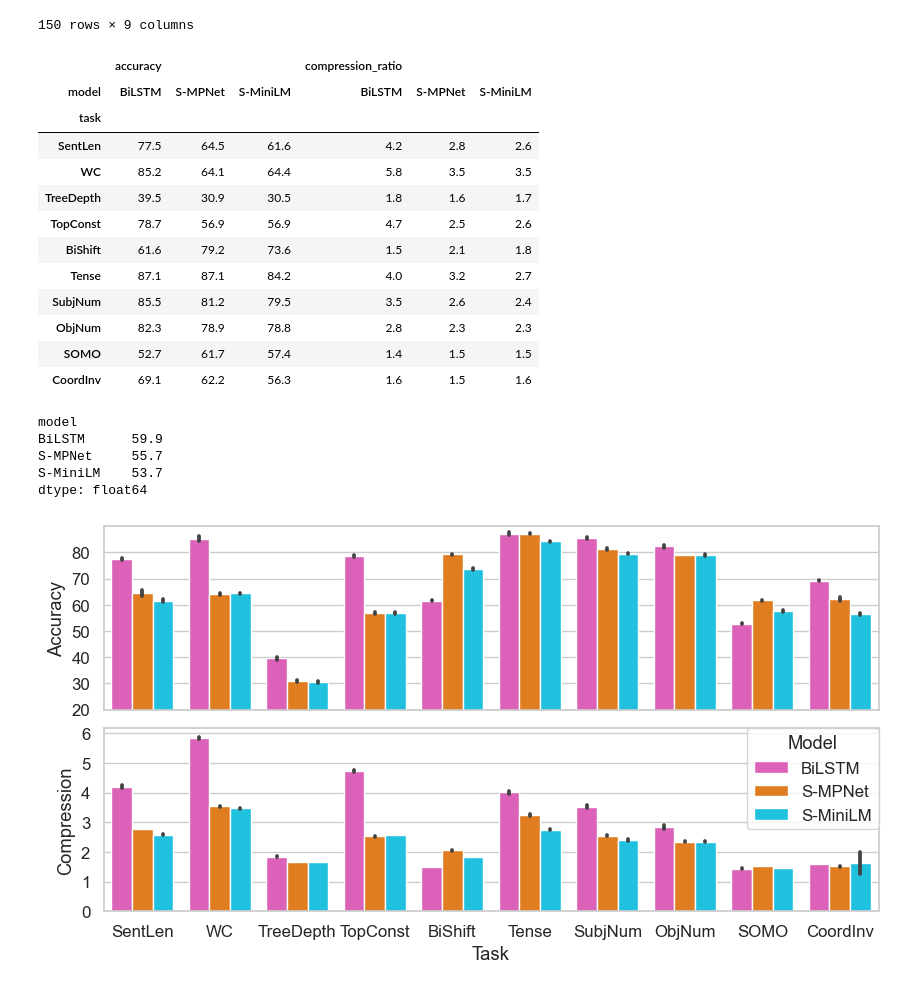
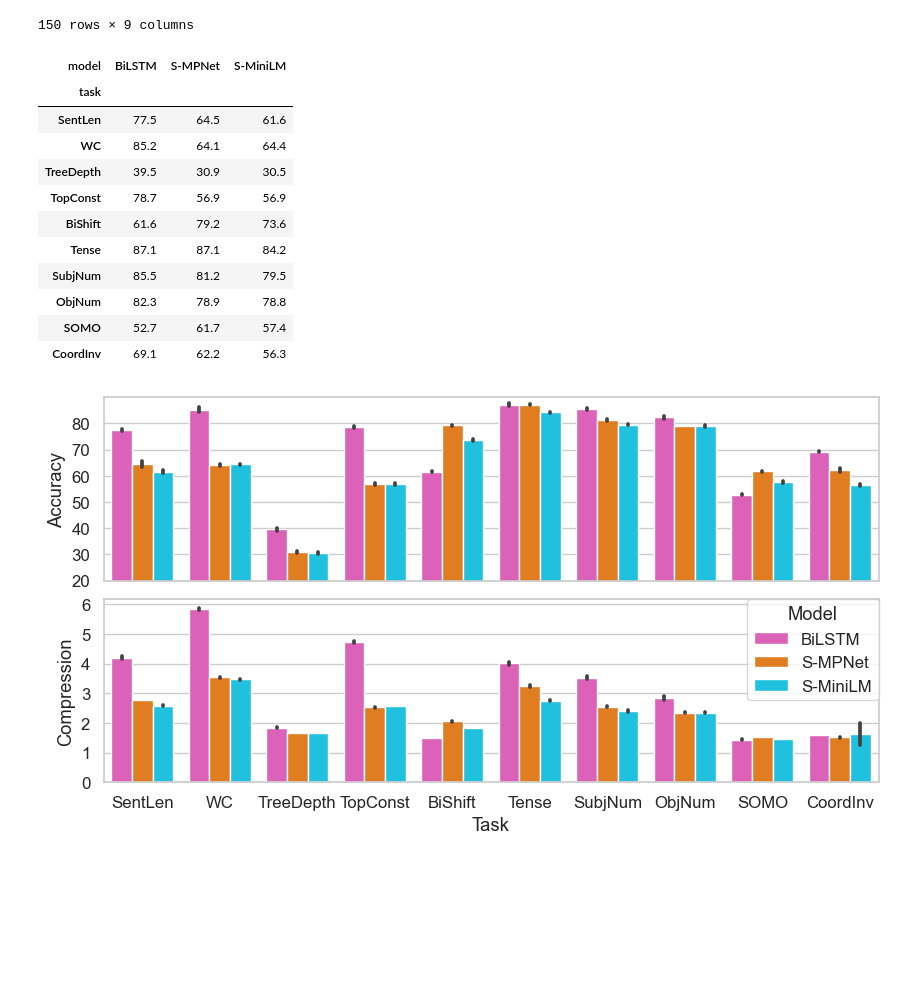
Before and after one commit to urbikn/probing-sentence-transformers-project, a Jupyter notebook: results/results_analysis.ipynb, the cells around one changed output. Saved outputs shown, nothing was run; the diff lists cells and outputs as text; code cells hidden in the pictures; blank space fills up the shorter version.

```diff
--- a/results_analysis.ipynb
+++ b/results/results_analysis.ipynb
@@ -159,39 +69,24 @@ results_classification
 | 1465 | S-MPNet | ObjNum | 12 | 78.870028 | 78.869310 | 80124.000000 | 34558.206858 | ... |
 150 rows × 9 columns
 # %%
-table = results_classification.pivot_table(index='task', columns='model', values=['accuracy', 'compression_ratio'], aggfunc='mean').round(1)
+table = results_classification.pivot_table(index='task', columns='model', values='accuracy', aggfunc='mean').round(1)
 
 # Sort rows by task order
 task_order = list(task_dict.values())
-r = table.reindex(task_order)
-
-#jPrint as latex table with 1 decimal
-r
+table.reindex(task_order)
 # %% [output]
-|  | accuracy |  |  | compression_ratio |  |  |
-| model | BiLSTM | S-MPNet | S-MiniLM | BiLSTM | S-MPNet | S-MiniLM |
-| task |  |  |  |  |  |  |
-| SentLen | 77.5 | 64.5 | 61.6 | 4.2 | 2.8 | 2.6 |
-| WC | 85.2 | 64.1 | 64.4 | 5.8 | 3.5 | 3.5 |
-| TreeDepth | 39.5 | 30.9 | 30.5 | 1.8 | 1.6 | 1.7 |
-| TopConst | 78.7 | 56.9 | 56.9 | 4.7 | 2.5 | 2.6 |
-| BiShift | 61.6 | 79.2 | 73.6 | 1.5 | 2.1 | 1.8 |
-| Tense | 87.1 | 87.1 | 84.2 | 4.0 | 3.2 | 2.7 |
-| SubjNum | 85.5 | 81.2 | 79.5 | 3.5 | 2.6 | 2.4 |
-| ObjNum | 82.3 | 78.9 | 78.8 | 2.8 | 2.3 | 2.3 |
-| SOMO | 52.7 | 61.7 | 57.4 | 1.4 | 1.5 | 1.5 |
-| CoordInv | 69.1 | 62.2 | 56.3 | 1.6 | 1.5 | 1.6 |
+| model | BiLSTM | S-MPNet | S-MiniLM |
+| task |  |  |  |
+| SentLen | 77.5 | 64.5 | 61.6 |
+| WC | 85.2 | 64.1 | 64.4 |
+| TreeDepth | 39.5 | 30.9 | 30.5 |
+| TopConst | 78.7 | 56.9 | 56.9 |
+| BiShift | 61.6 | 79.2 | 73.6 |
+| Tense | 87.1 | 87.1 | 84.2 |
+| SubjNum | 85.5 | 81.2 | 79.5 |
+| ObjNum | 82.3 | 78.9 | 78.8 |
+| SOMO | 52.7 | 61.7 | 57.4 |
+| CoordInv | 69.1 | 62.2 | 56.3 |
-# %%
-# Get average accuracy for each model
-r.query("task == ['Tense', 'SubjNum', 'ObjNum', 'SOMO', 'CoordInv']").mean().round(1)
-r.query("task == ['SentLen','WC']").mean().round(1)
-r.query("task == ['TreeDepth', 'TopConst', 'BiShift']").mean().round(1)
-# %% [output]
-model
-BiLSTM      59.9
-S-MPNet     55.7
-S-MiniLM    53.7
-dtype: float64
 # %%
 from matplotlib import pyplot as plt
 import seaborn as sns
```
Also changed, not shown: parts of 11 cells of this notebook, 11 other files.
